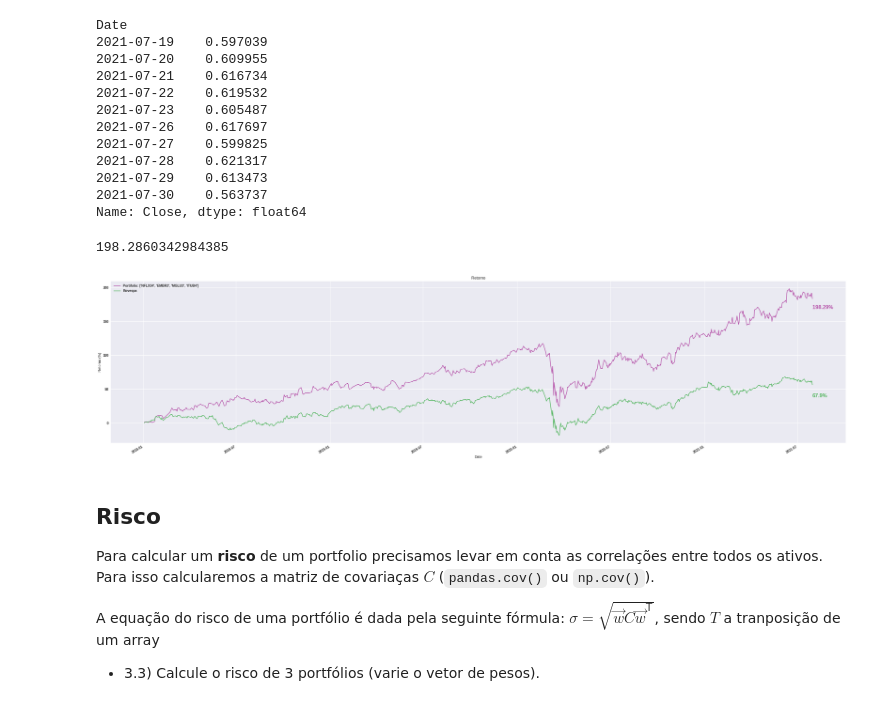
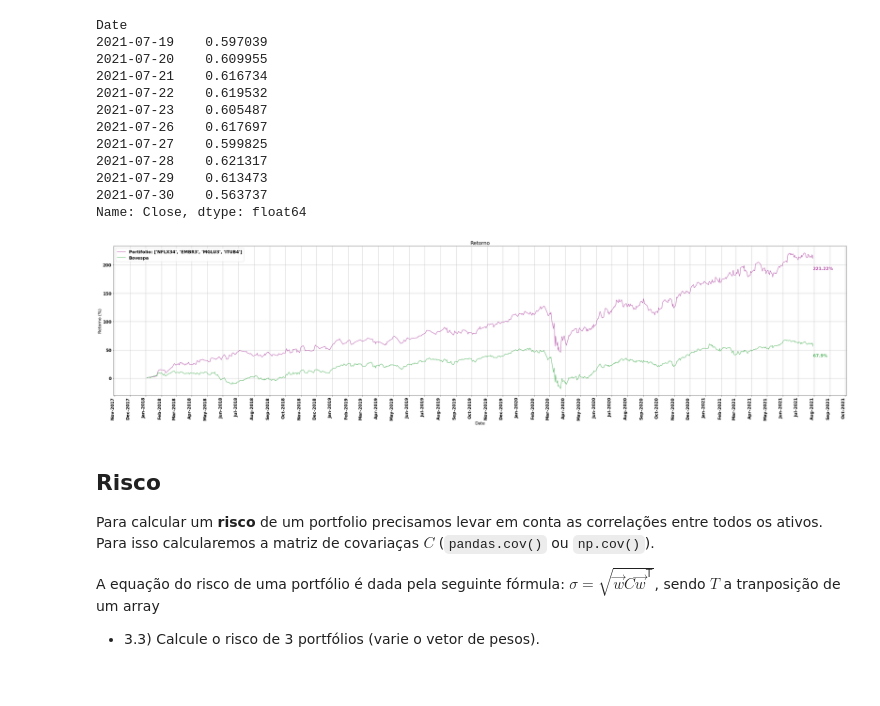
Before and after one commit to lhndsp/Quant-basics, a Jupyter notebook: quant-basics.ipynb, the cells around one changed output. Saved outputs shown, nothing was run; the diff lists cells and outputs as text; code cells hidden in the pictures.

```diff
--- a/quant-basics.ipynb
+++ b/quant-basics.ipynb
@@ -23,7 +23,7 @@ from matplotlib import pyplot as plt
 import matplotlib as mpl
 from matplotlib.gridspec import GridSpec
 # %%
-plt.style.use('seaborn')
+#plt.style.use('seaborn')
 
 mpl.rcParams['figure.figsize'] = (40,10)
 
@@ -303,7 +340,13 @@ g_klass = calc_gk_num(df_stock[['High', 'Low', 'Open', 'Close']], N=1, n=90)
 g = parkinson.plot(color='#ff4500', label='Parkinson')
 p = g_klass.plot(ax=g, color='#00baff', label='Garman-Klass')
 
+g.xaxis.set_major_locator(mpl.dates.MonthLocator())
+g.xaxis.set_major_formatter(mpl.dates.DateFormatter('\n%b-%Y'))
+plt.xticks(rotation=90)
+plt.tight_layout()
+
 p = g.legend()
 p = g.set_ylabel('Desvio Padrao')
 P = g.set_title('Comparacao da volatilidade atraves dos metodos de Parkinson e Garman-Klass')
+p = g.grid()
 # %% [output]
@@ -406,27 +456,29 @@ Date
 2021-07-29    0.613473
 2021-07-30    0.563737
 Name: Close, dtype: float64
-# %%
-df_portfolio['retorno_simples_cum'].max()*100
-# %% [output]
-198.2860342984385
 # %%
 g = (df_portfolio['retorno_simples_cum']*100).plot(label='Portifolio: '+str(atvs), color='#b654aa')
 p = (benchmark * 100).plot(label= 'Bovespa', color='#54b660')
 
 p = g.text(x=df_portfolio.index.max(),
            y=df_portfolio['retorno_simples_cum'].max()*100-30,
            s=str(round(df_portfolio['retorno_simples_cum'].max()*100, 2))+'%', color='#b654aa')
 
 p = g.text(x=benchmark.index.max(),
            y=benchmark.max()*100-30,
            s=str(round(benchmark.max()*100, 2))+'%', color='#54b660')
 
+g.xaxis.set_major_locator(mpl.dates.MonthLocator())
+g.xaxis.set_major_formatter(mpl.dates.DateFormatter('\n%b-%Y'))
+plt.xticks(rotation=90)
+plt.tight_layout()
+
 p = g.set_title('Retorno')
 p = g.set_ylabel('Retorno (%)')
 p = g.legend()
+p = g.grid()
 # %% [output]
-[figure, old version]
+[figure, new version]
 # %% [markdown]
 ## Risco
 
```
Also changed, not shown: parts of 14 cells of this notebook.
